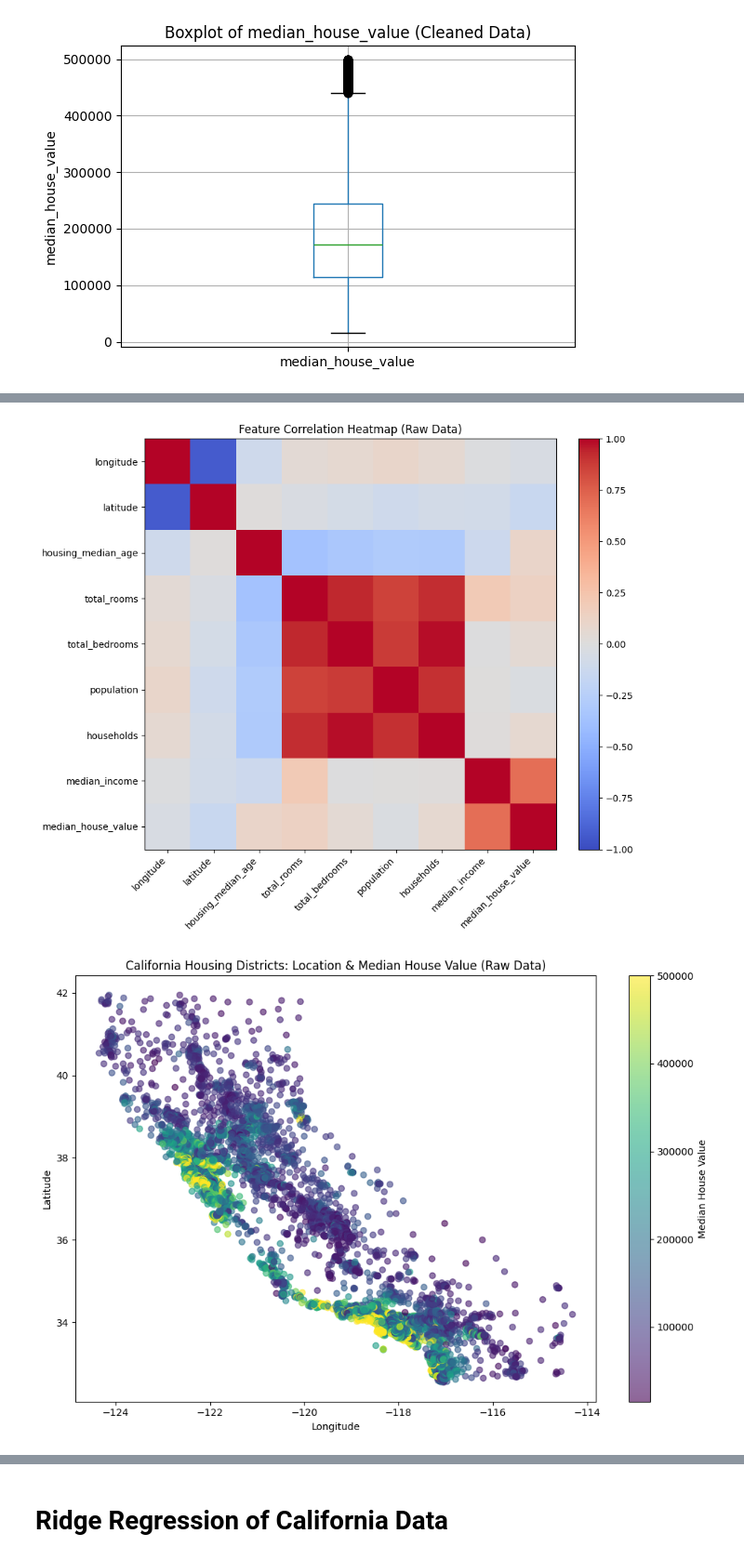
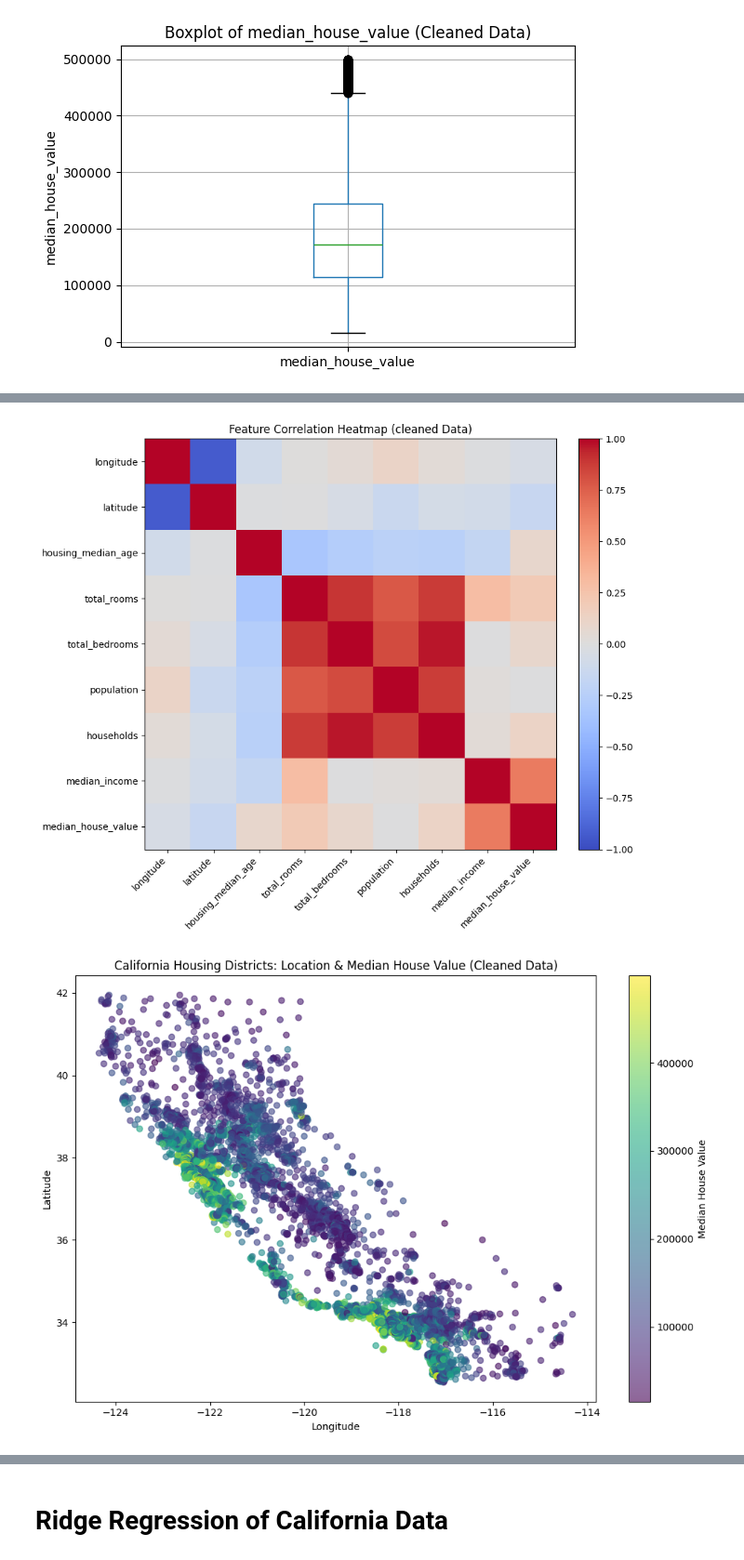
Before and after one commit to LukasKuhz/551git, a Jupyter notebook: A1.ipynb, the cells around one changed output, grey strips where cells are left out. Shown at 93% size. Cells and saved outputs as stored; diff of their text form; code cells hidden in the pictures.

```diff
--- a/A1.ipynb
+++ b/A1.ipynb
@@ -193,6 +191,9 @@ plt.show()
 housing_clean = housing[housing["median_house_value"] < 500000].copy()
 print(f"Rows before removal: {housing.shape[0]}")
 print(f"Rows after removal: {housing_clean.shape[0]}")
+# Replace zero values in total_bedrooms with mean
+mean_total_bedrooms = housing_clean.loc[housing_clean["total_bedrooms"] != 0, "total_bedrooms"].mean()
+housing_clean.loc[housing_clean["total_bedrooms"] == 0, "total_bedrooms"] = mean_total_bedrooms
 
 # Further cleaning: keep rows within 3 standard deviations for selected features
 features_to_filter = ["median_income", "total_rooms", "total_bedrooms", "population", "households"]
@@ -333,25 +278,25 @@ for feature in final_features:
 # %%
-# Correlation heatmap for numeric features (raw data)
-corr = housing.corr(numeric_only=True)
+# Correlation heatmap for numeric features (cleaned data)
+corr = housing_clean.corr(numeric_only=True)
 plt.figure(figsize=(10,8))
 plt.imshow(corr, vmin=-1, vmax=1, cmap='coolwarm')
 plt.xticks(range(len(corr.columns)), corr.columns, rotation=45, ha='right')
 plt.yticks(range(len(corr.index)), corr.index)
 plt.colorbar(fraction=0.046, pad=0.04)
-plt.title("Feature Correlation Heatmap (Raw Data)")
+plt.title("Feature Correlation Heatmap (cleaned Data)")
 plt.tight_layout()
 plt.show()
 # %% [output]
-[figure, old version]
+[figure, new version]
 # %%
-# Geographical scatter plot: longitude vs latitude, colored by median house value (raw data)
+# Geographical scatter plot: longitude vs latitude, colored by median house value (cleaned data)
 plt.figure(figsize=(10,7))
-plt.scatter(housing["longitude"], housing["latitude"], c=housing["median_house_value"], cmap="viridis", alpha=0.6)
+plt.scatter(housing_clean["longitude"], housing_clean["latitude"], c=housing_clean["median_house_value"], cmap="viridis", alpha=0.6)
 plt.colorbar(label="Median House Value")
 plt.xlabel("Longitude")
 plt.ylabel("Latitude")
-plt.title("California Housing Districts: Location & Median House Value (Raw Data)")
+plt.title("California Housing Districts: Location & Median House Value (Cleaned Data)")
 plt.tight_layout()
 plt.show()
 # %% [output]
-[figure, old version]
+[figure, new version]
```
Also changed, not shown: parts of 13 cells of this notebook.
